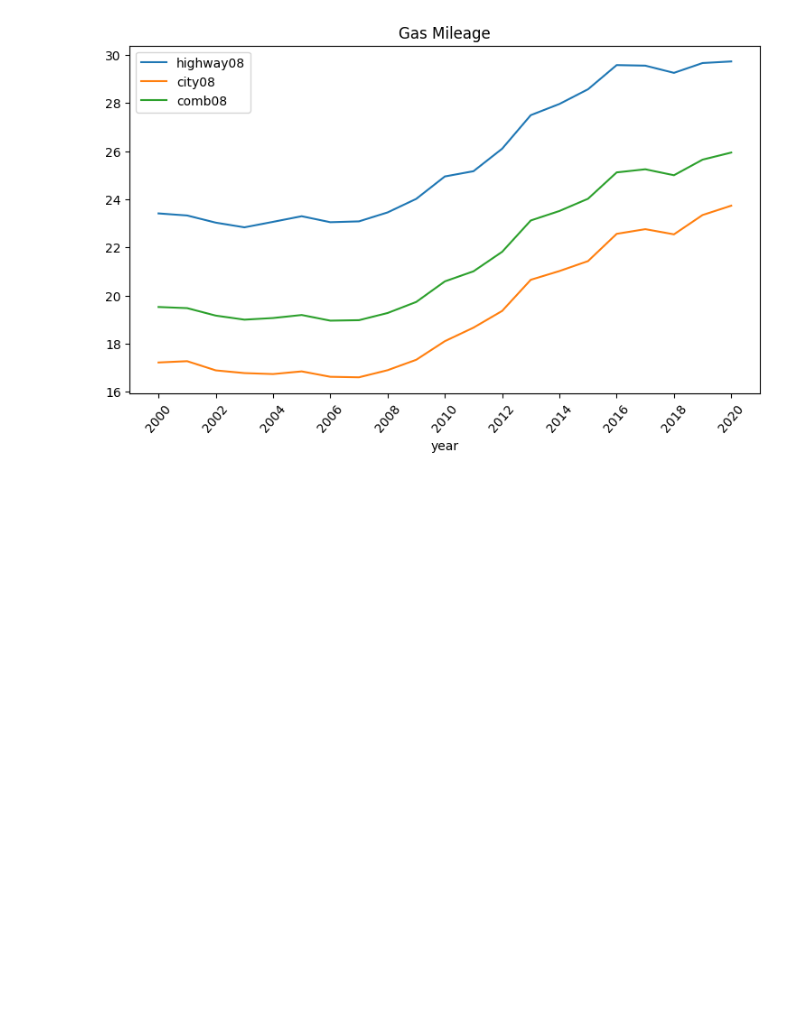
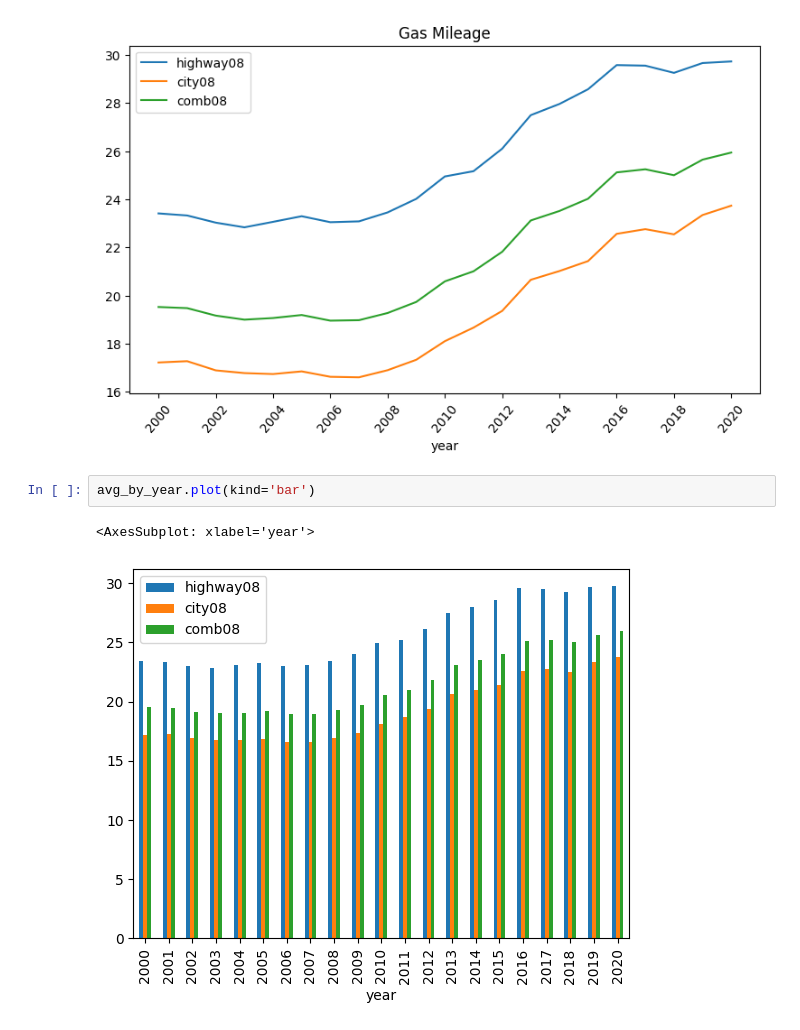
Before and after one commit to masoud533/DataVisualization, a Jupyter notebook: notebooks/CarConsumptionAnalysis/part2.ipynb, the cells around one changed output. Drawn from its saved outputs; the diff is of its cells as text; blank space fills up the shorter version.

```diff
--- a/notebooks/CarConsumptionAnalysis/part2.ipynb
+++ b/notebooks/CarConsumptionAnalysis/part2.ipynb
@@ -129,3 +129,8 @@ avg_by_year.plot(kind='line', title='Gas Mileage', figsize=(9, 5),
 # %% [output]
 <AxesSubplot: title={'center': 'Gas Mileage'}, xlabel='year'>
 [figure]
+# %%
+avg_by_year.plot(kind='bar')
+# %% [output]
+<AxesSubplot: xlabel='year'>
+[figure, added]
```
Also changed, not shown: parts of 2 cells of this notebook.
